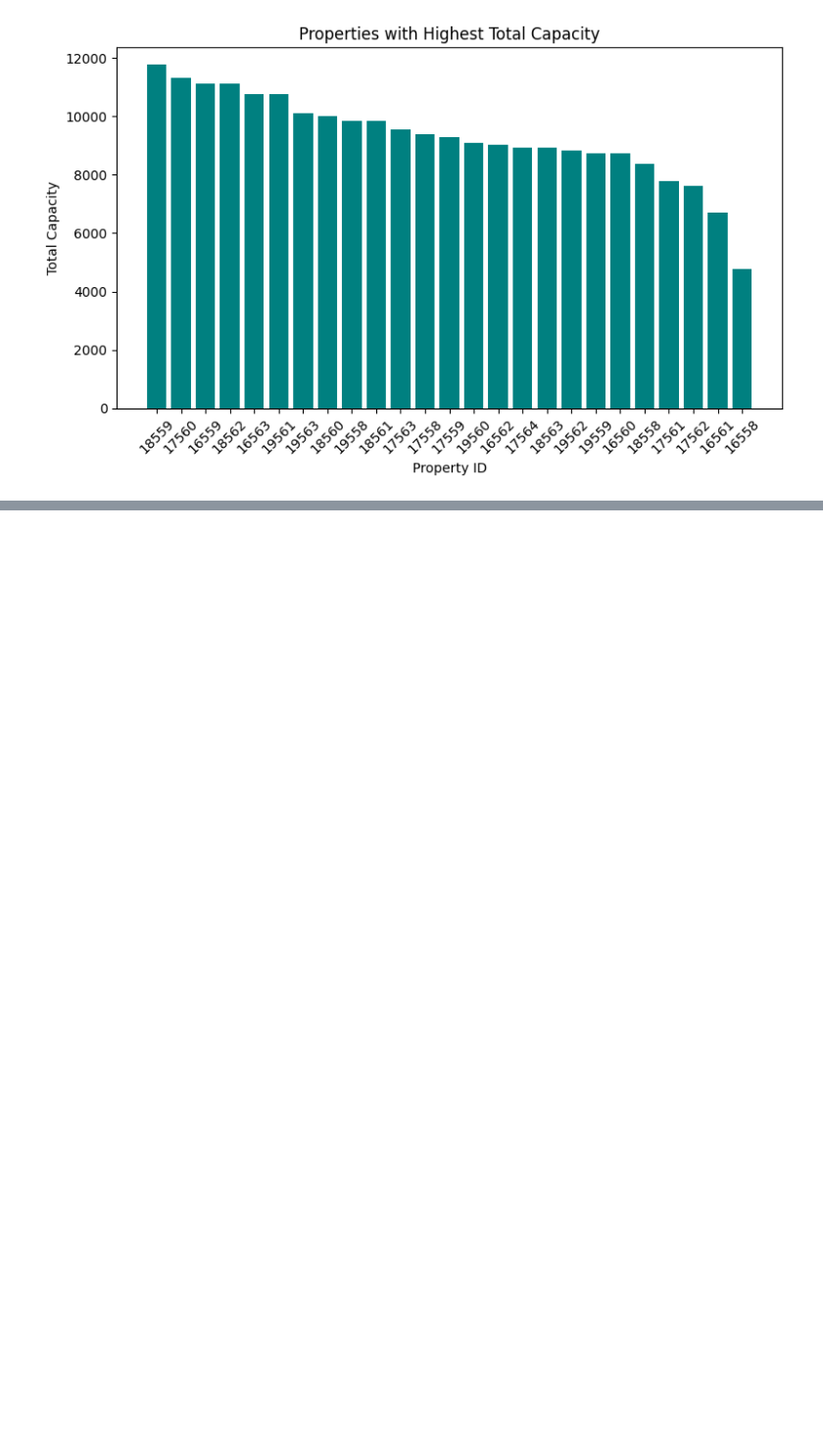
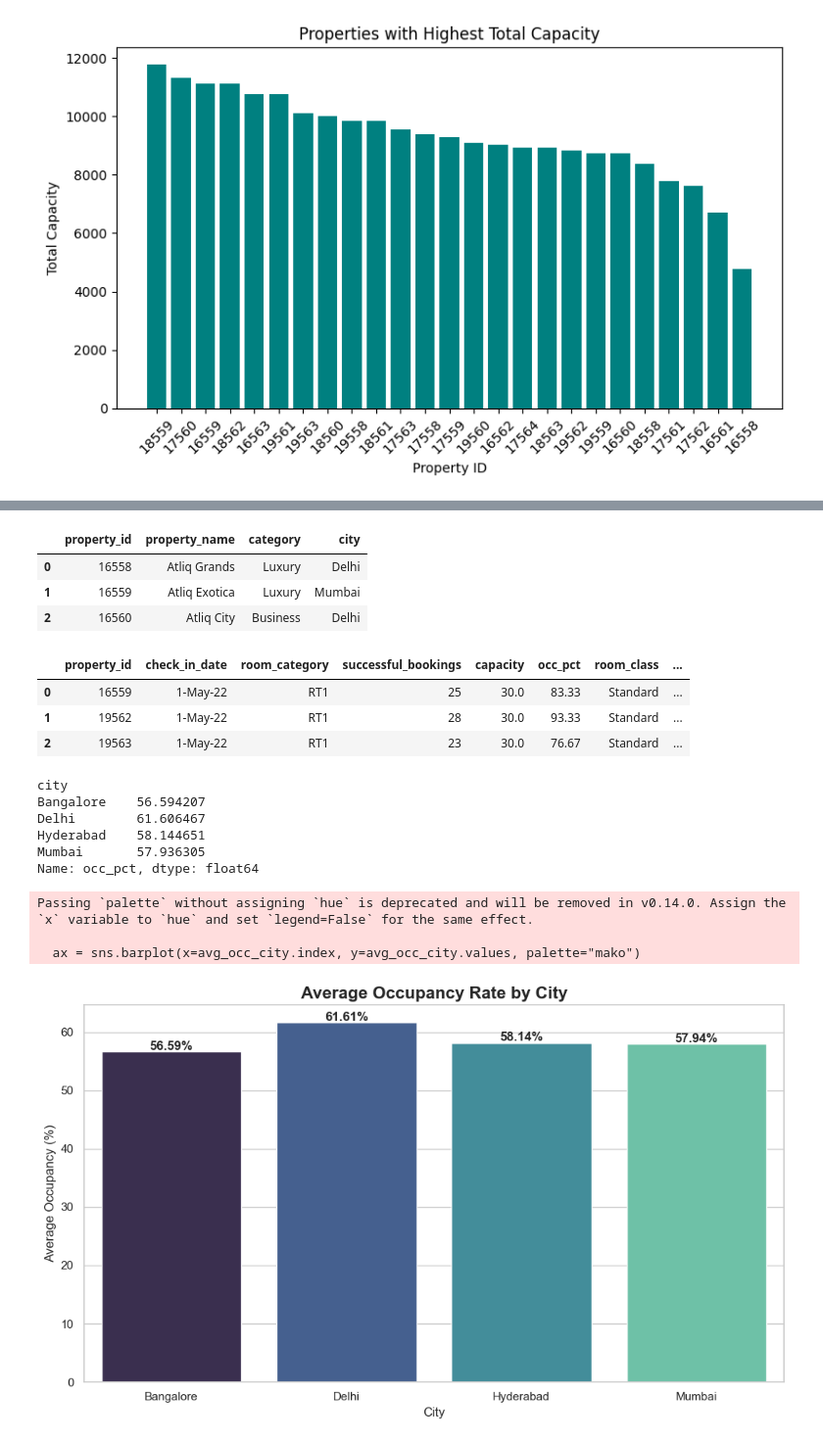
Before and after one commit to AlSult/Data_Projects, a Jupyter notebook: EDA(Exploratory Data Analysis)/main.ipynb, the cells around one changed output, grey strips where cells are left out. Shown at 98% size. Saved outputs shown, nothing was run; the diff lists cells and outputs as text; code cells hidden in the pictures; blank space fills up the shorter version.

```diff
--- a/EDA(Exploratory Data Analysis)/main.ipynb
+++ b/EDA(Exploratory Data Analysis)/main.ipynb
@@ -300,0 +426,4 @@ plt.show()
+# %%
+#getting rid off two same columns and leaving only one
+df.drop("room_id", axis=1, inplace=True)
+df.head(4)
@@ -300,0 +469,53 @@ plt.show()
+# %%
+df_hotels.head(3)
+# %% [output]
+|  | property_id | property_name | category | city |
+| 0 | 16558 | Atliq Grands | Luxury | Delhi |
+| 1 | 16559 | Atliq Exotica | Luxury | Mumbai |
+| 2 | 16560 | Atliq City | Business | Delhi |
+# %%
+#joining two data frames based on property_id column
+df = pd.merge(df, df_hotels, on="property_id")
+df.head(3)
+# %% [output]
+|  | property_id | check_in_date | room_category | successful_bookings | capacity | occ_pct | room_class | ... |
+| 0 | 16559 | 1-May-22 | RT1 | 25 | 30.0 | 83.33 | Standard | ... |
+| 1 | 19562 | 1-May-22 | RT1 | 28 | 30.0 | 93.33 | Standard | ... |
+| 2 | 19563 | 1-May-22 | RT1 | 23 | 30.0 | 76.67 | Standard | ... |
+# %%
+#checking the average occupancy percentage by the city
+avg_occ_city = df.groupby("city")["occ_pct"].mean()#.plot(kind="bar")
+avg_occ_city
+# %% [output]
+city
+Bangalore    56.594207
+Delhi        61.606467
+Hyderabad    58.144651
+Mumbai       57.936305
+Name: occ_pct, dtype: float64
+# %%
+# Set style
+sns.set(style="whitegrid")
+
+# Create plot
+plt.figure(figsize=(10, 6))
+ax = sns.barplot(x=avg_occ_city.index, y=avg_occ_city.values, palette="mako")
+
+# Add data labels
+for i, value in enumerate(avg_occ_city.values):
+    plt.text(i, value + 0.3, f"{value:.2f}%", ha='center', fontweight='bold')
+
+# Customize appearance
+plt.title("Average Occupancy Rate by City", fontsize=16, fontweight='bold')
+plt.xlabel("City", fontsize=12)
+plt.ylabel("Average Occupancy (%)", fontsize=12)
+plt.ylim(0, max(avg_occ_city.values) + 3)
+plt.tight_layout()
+
+# Show plot
+plt.show()
+# %% [output]
+Passing `palette` without assigning `hue` is deprecated and will be removed in v0.14.0. Assign the `x` variable to `hue` and set `legend=False` for the same effect.
+
+  ax = sns.barplot(x=avg_occ_city.index, y=avg_occ_city.values, palette="mako")
+[figure, added]
```
Also changed, not shown: parts of 43 cells of this notebook, 10 other files.
